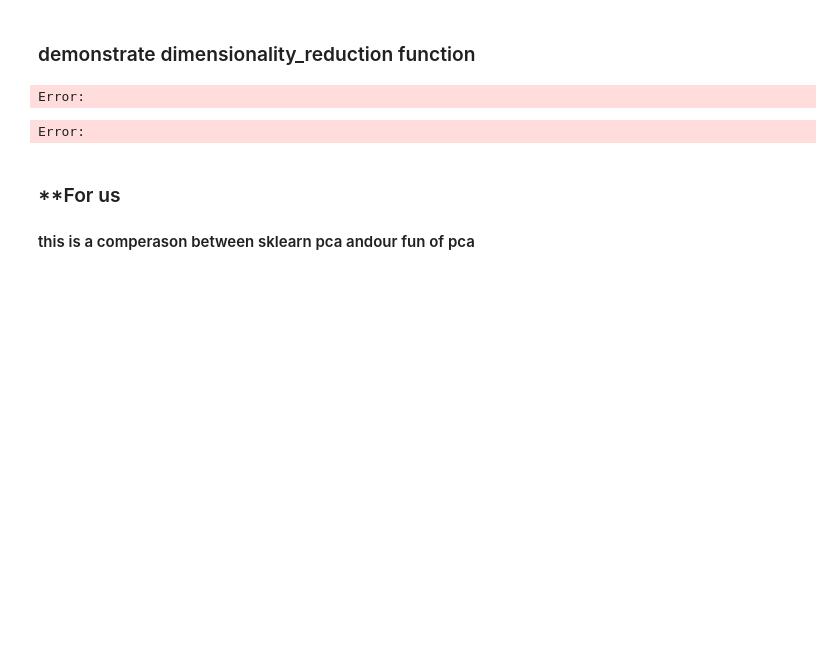
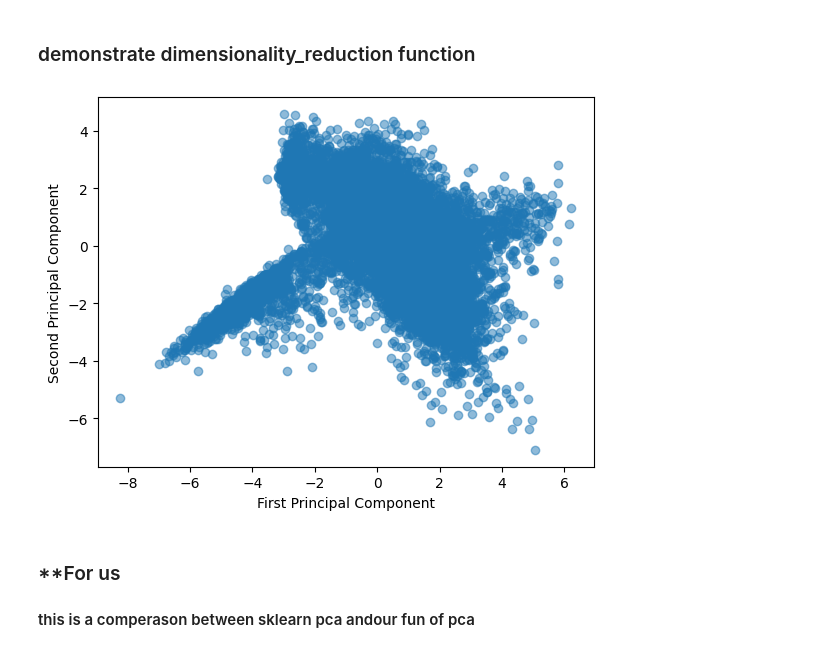
Before and after one commit to Adiaharoni55/intro_ml, a Jupyter notebook: demonstration.ipynb, the cells around one changed output. Cells and saved outputs as stored; diff of their text form; code cells hidden in the pictures; blank space fills up the shorter version.

Commit message:
ex 5 - plotting the graphs

```diff
--- a/demonstration.ipynb
+++ b/demonstration.ipynb
@@ -70,18 +70,17 @@ sparse_remove
 # %% [markdown]
 ### demonstrate dimensionality_reduction function
 # %%
-numeric_df = df.drop(columns='ballot_code').select_dtypes(include=['int64', 'float64'])
-files.dimensionality_reduction(numeric_df, 2, [])
+numeric_df = df.select_dtypes(include=['int64', 'float64'])
+df_reduced = files.dimensionality_reduction(numeric_df, 2, [])
 
-# # For visualization:
-# fig, ax = plt.subplots()
-# ax.scatter(df_reduced['PC1'], df_reduced['PC2'], alpha=0.5)
-# plt.xlabel('First Principal Component')
-# plt.ylabel('Second Principal Component')
-# plt.show()
+# For visualization:
+fig, ax = plt.subplots()
+ax.scatter(df_reduced['PC1'], df_reduced['PC2'], alpha=0.5)
+plt.xlabel('First Principal Component')
+plt.ylabel('Second Principal Component')
+plt.show()
 # %% [output]
-Error:
-Error:
+[figure, added]
 # %% [markdown]
 ### **For us
 #### this is a comperason between sklearn pca andour fun of pca
```
Also changed, not shown: parts of 6 cells of this notebook, 1 other file.
